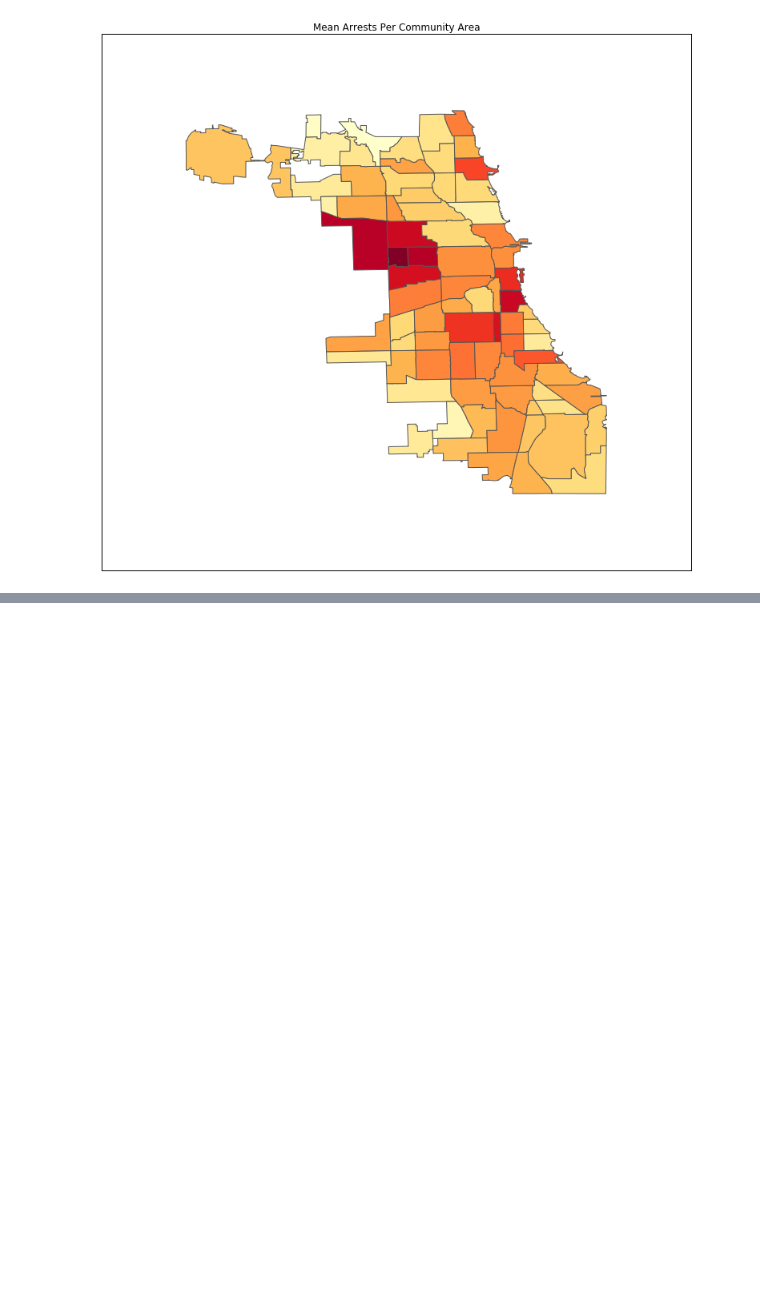
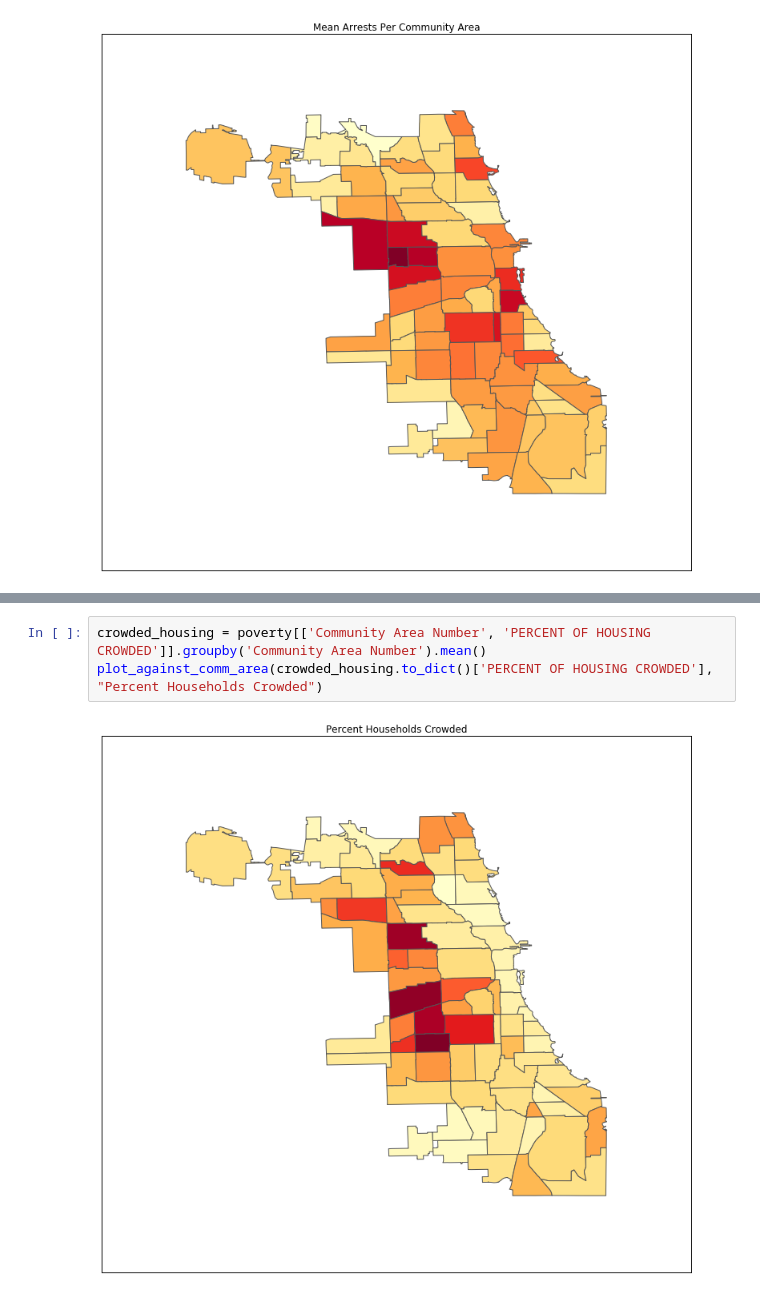
Before and after one commit to crime-analysis/crime_predictions, a Jupyter notebook: Community Areas.ipynb, the cells around one changed output, grey strips where cells are left out. Drawn from its saved outputs; the diff is of its cells as text; blank space fills up the shorter version.

```diff
--- a/Community Areas.ipynb
+++ b/Community Areas.ipynb
@@ -97,0 +123,5 @@ See the caveats in the documentation: http://pandas.pydata.org/pandas-docs/stabl
+# %%
+crowded_housing = poverty[['Community Area Number', 'PERCENT OF HOUSING CROWDED']].groupby('Community Area Number').mean()
+plot_against_comm_area(crowded_housing.to_dict()['PERCENT OF HOUSING CROWDED'], "Percent Households Crowded")
+# %% [output]
+[figure, added]
```
Also changed, not shown: parts of 5 cells of this notebook.
